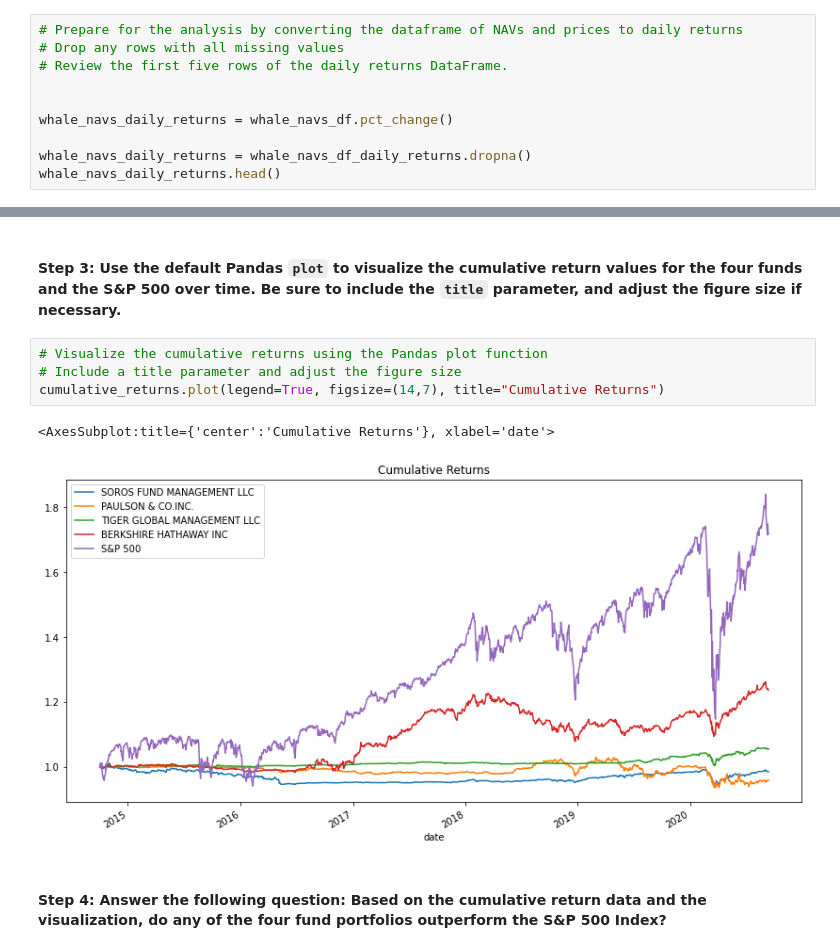
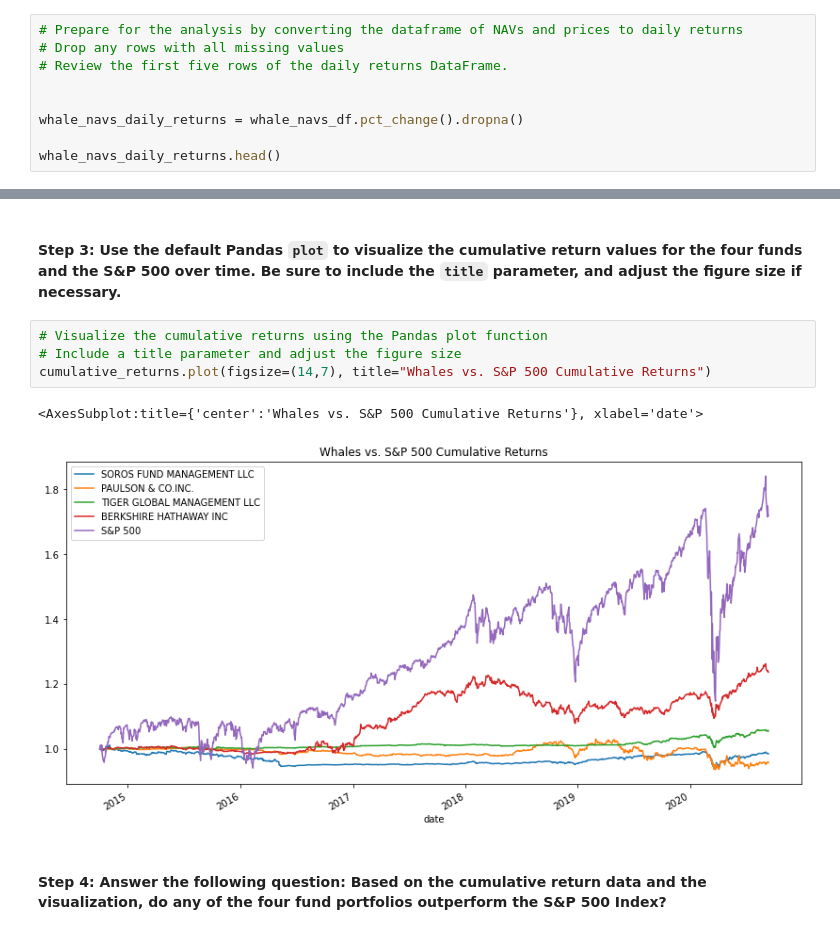
Before and after one commit to madut97/challenge4, a Jupyter notebook: risk_return_analysis.ipynb, the cells around one changed output, grey strips where cells are left out. Saved outputs shown, nothing was run; the diff lists cells and outputs as text.

```diff
--- a/risk_return_analysis.ipynb
+++ b/risk_return_analysis.ipynb
@@ -134,9 +134,8 @@ whale_navs_df.head()
 # Review the first five rows of the daily returns DataFrame.
 
 
-whale_navs_daily_returns = whale_navs_df.pct_change()
+whale_navs_daily_returns = whale_navs_df.pct_change().dropna()
 
-whale_navs_daily_returns = whale_navs_df_daily_returns.dropna()
 whale_navs_daily_returns.head()
 # %% [output]
 |  | SOROS FUND MANAGEMENT LLC | PAULSON & CO.INC. | TIGER GLOBAL MANAGEMENT LLC | BERKSHIRE HATHAWAY INC | S&P 500 |
@@ -186,10 +185,10 @@ cumulative_returns.tail()
 # %%
 # Visualize the cumulative returns using the Pandas plot function
 # Include a title parameter and adjust the figure size
-cumulative_returns.plot(legend=True, figsize=(14,7), title="Cumulative Returns")
+cumulative_returns.plot(figsize=(14,7), title="Whales vs. S&P 500 Cumulative Returns")
 # %% [output]
-<AxesSubplot:title={'center':'Cumulative Returns'}, xlabel='date'>
+<AxesSubplot:title={'center':'Whales vs. S&P 500 Cumulative Returns'}, xlabel='date'>
-[figure, old version]
+[figure, new version]
 # %% [markdown]
 #### Step 4: Answer the following question: Based on the cumulative return data and the visualization, do any of the four fund portfolios outperform the S&P 500 Index?
 # %% [markdown]
```
Also changed, not shown: parts of 10 cells of this notebook, 1 other file.
